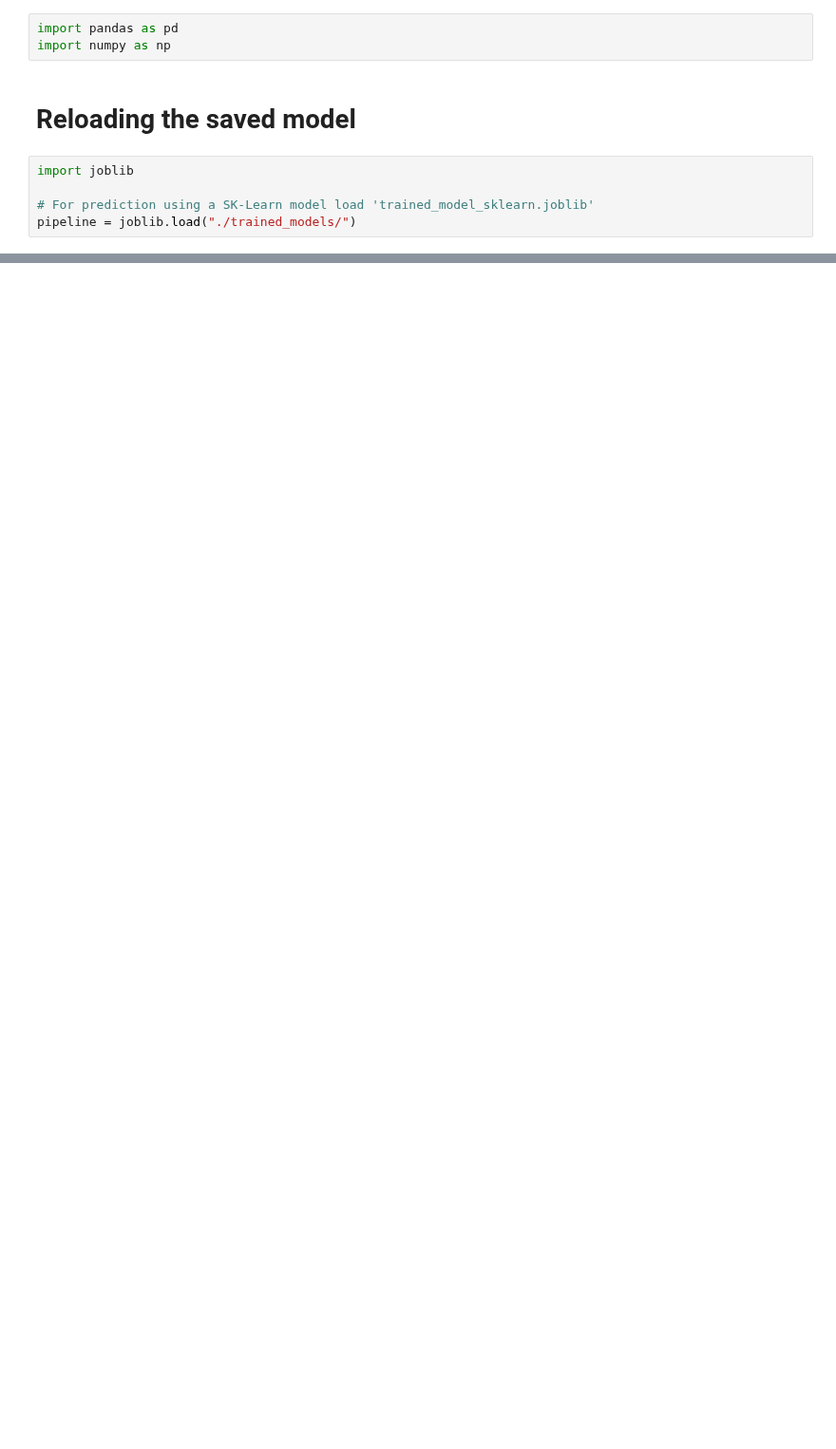
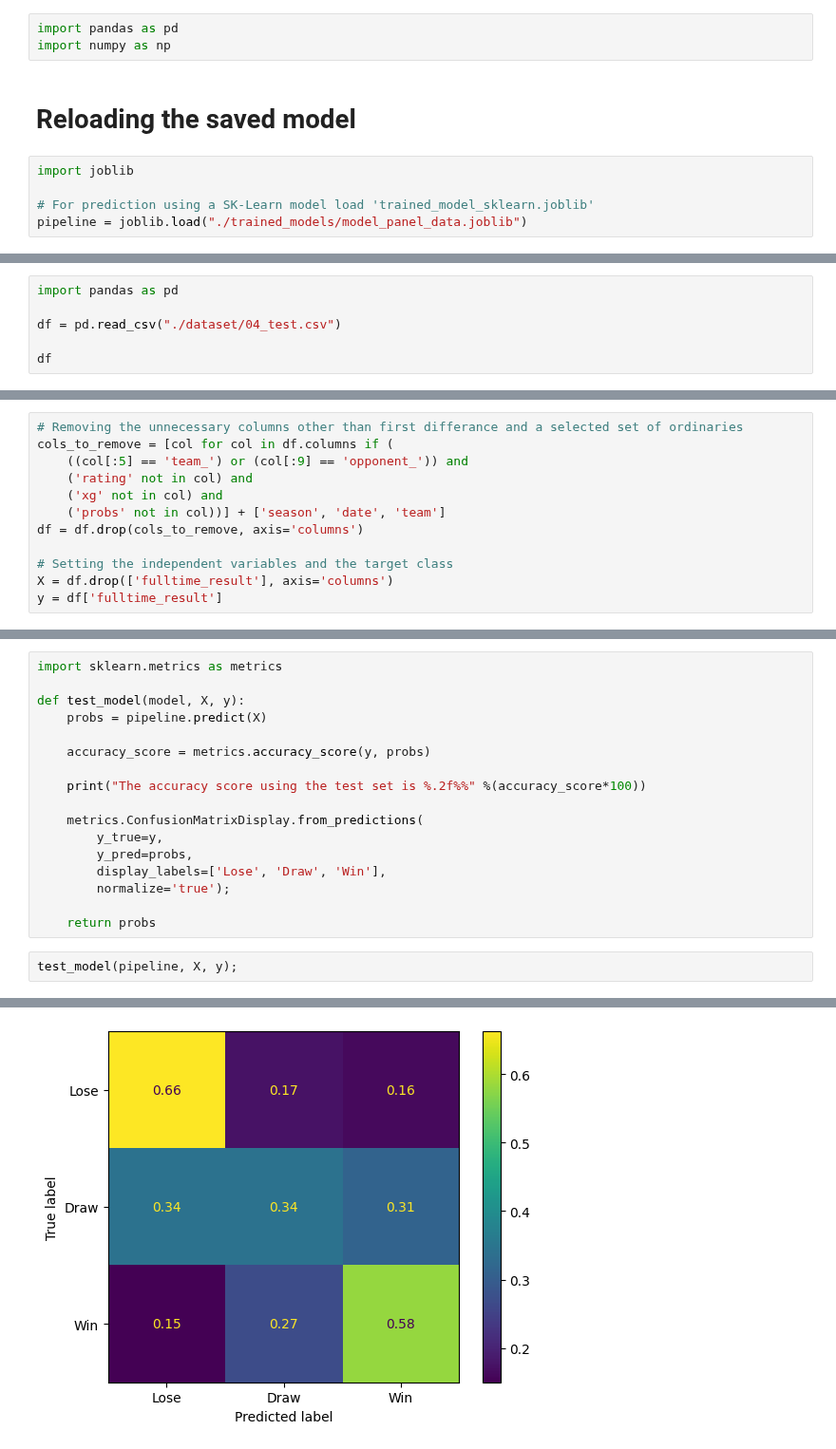
Before and after one commit to babakmahmoudian/la_liga, a Jupyter notebook: 03_test.ipynb, the cells around one changed output, grey strips where cells are left out. Shown at 95% size. Saved outputs shown, nothing was run; the diff lists cells and outputs as text; blank space fills up the shorter version.

Commit message:
testing the model done!

```diff
--- a/03_test.ipynb
+++ b/03_test.ipynb
@@ -7,4 +7,4 @@ import numpy as np
 import joblib
 
 # For prediction using a SK-Learn model load 'trained_model_sklearn.joblib'
-pipeline = joblib.load("./trained_models/")
+pipeline = joblib.load("./trained_models/model_panel_data.joblib")
@@ -12,0 +13,6 @@ FileNotFoundError: [Errno 2] No such file or directory: './trained_model_sklearn
+# %%
+import pandas as pd
+
+df = pd.read_csv("./dataset/04_test.csv")
+
+df
@@ -12,0 +35,12 @@ FileNotFoundError: [Errno 2] No such file or directory: './trained_model_sklearn
+# %%
+# Removing the unnecessary columns other than first differance and a selected set of ordinaries
+cols_to_remove = [col for col in df.columns if (
+    ((col[:5] == 'team_') or (col[:9] == 'opponent_')) and
+    ('rating' not in col) and
+    ('xg' not in col) and
+    ('probs' not in col))] + ['season', 'date', 'team']
+df = df.drop(cols_to_remove, axis='columns')
+
+# Setting the independent variables and the target class
+X = df.drop(['fulltime_result'], axis='columns')
+y = df['fulltime_result']
@@ -12,0 +51,20 @@ FileNotFoundError: [Errno 2] No such file or directory: './trained_model_sklearn
+# %%
+import sklearn.metrics as metrics
+
+def test_model(model, X, y):
+    probs = pipeline.predict(X)
+
+    accuracy_score = metrics.accuracy_score(y, probs)
+
+    print("The accuracy score using the test set is %.2f%%" %(accuracy_score*100))
+
+    metrics.ConfusionMatrixDisplay.from_predictions(
+        y_true=y,
+        y_pred=probs,
+        display_labels=['Lose', 'Draw', 'Win'],
+        normalize='true');
+
+    return probs
+# %%
+test_model(pipeline, X, y);
+# %% [output]
@@ -12,0 +72 @@ FileNotFoundError: [Errno 2] No such file or directory: './trained_model_sklearn
+[figure, added]
```
Also changed, not shown: parts of 7 cells of this notebook.
